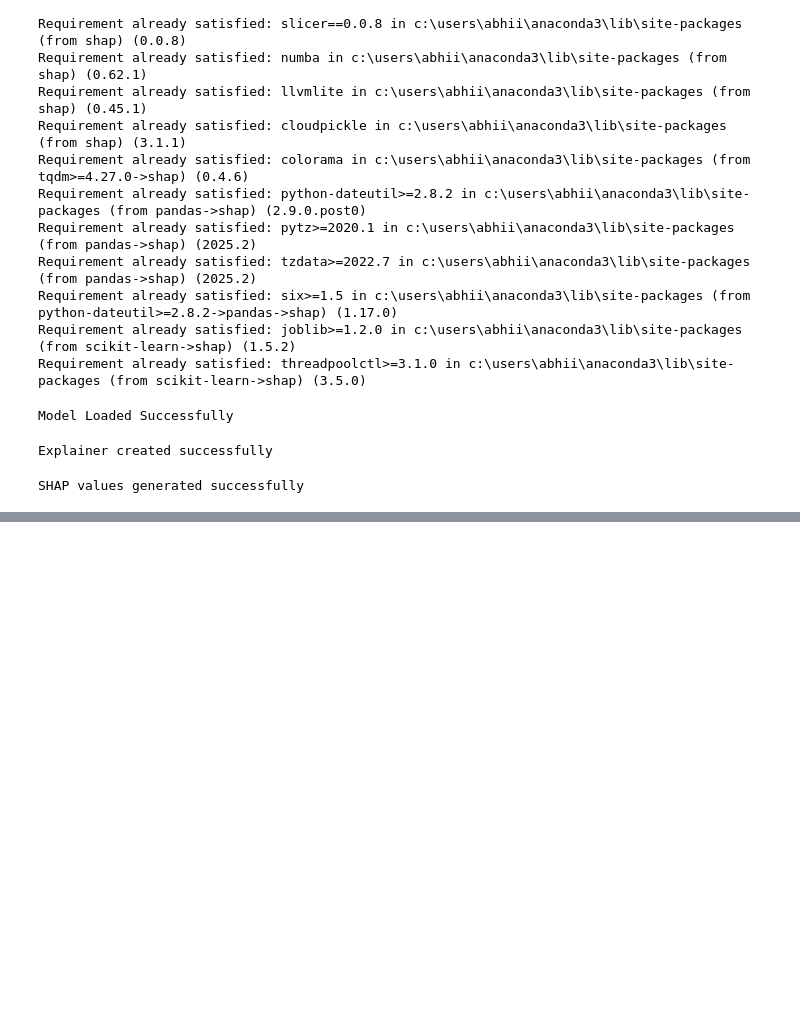
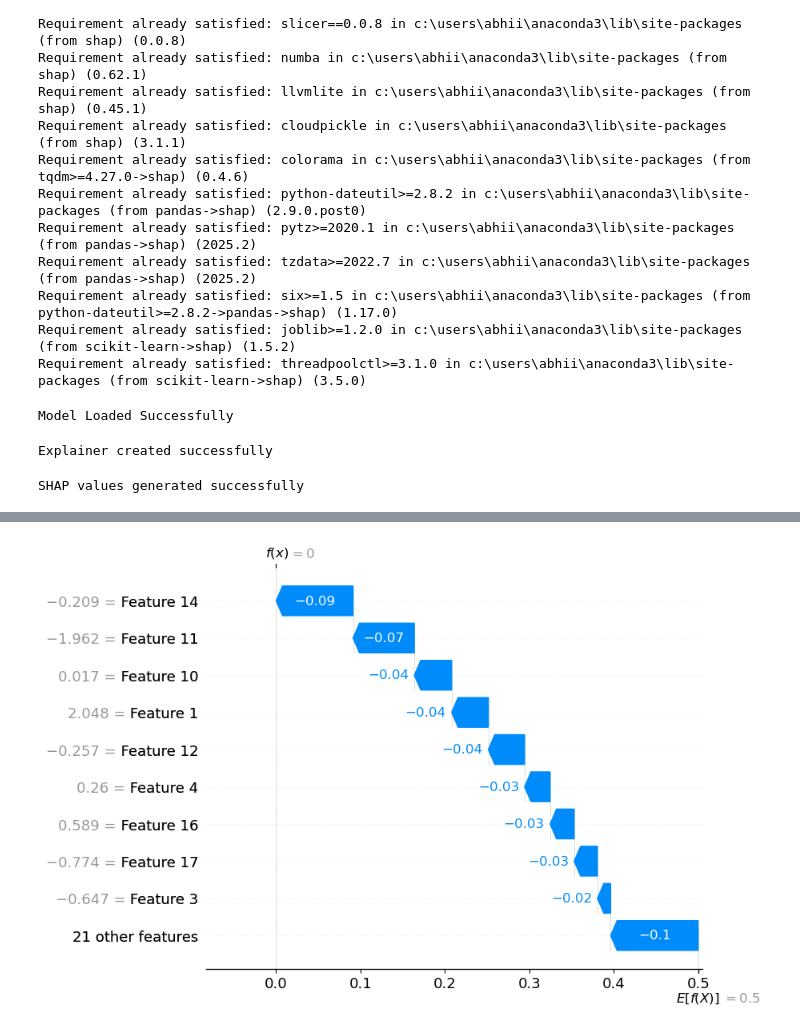
Before and after one commit to AbhishekPurbey02/fraud-detection-ml-system, a Jupyter notebook: notebooks/experiments/Experiment_03_SHAP_Explainability.ipynb, the cells around one changed output, grey strips where cells are left out. Drawn from its saved outputs; the diff is of its cells as text; code cells hidden in the pictures; blank space fills up the shorter version.

```diff
--- a/notebooks/experiments/Experiment_03_SHAP_Explainability.ipynb
+++ b/notebooks/experiments/Experiment_03_SHAP_Explainability.ipynb
@@ -90,0 +88,12 @@ shap.plots.waterfall(
+# %%
+fraud_index = 0
+
+shap.plots.waterfall(
+    shap.Explanation(
+        values=shap_values[fraud_index, :, 1],
+        base_values=explainer.expected_value[1],
+        data=x_test_sample[fraud_index]
+    )
+)
+# %% [output]
+[figure, added]
```
Also changed, not shown: parts of 6 cells of this notebook.
